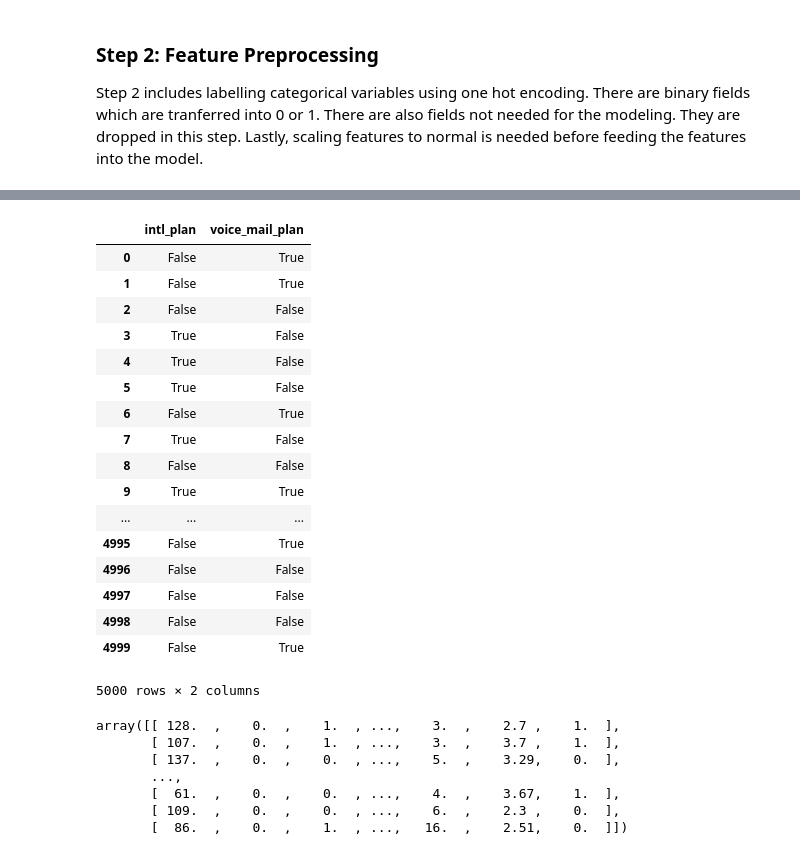
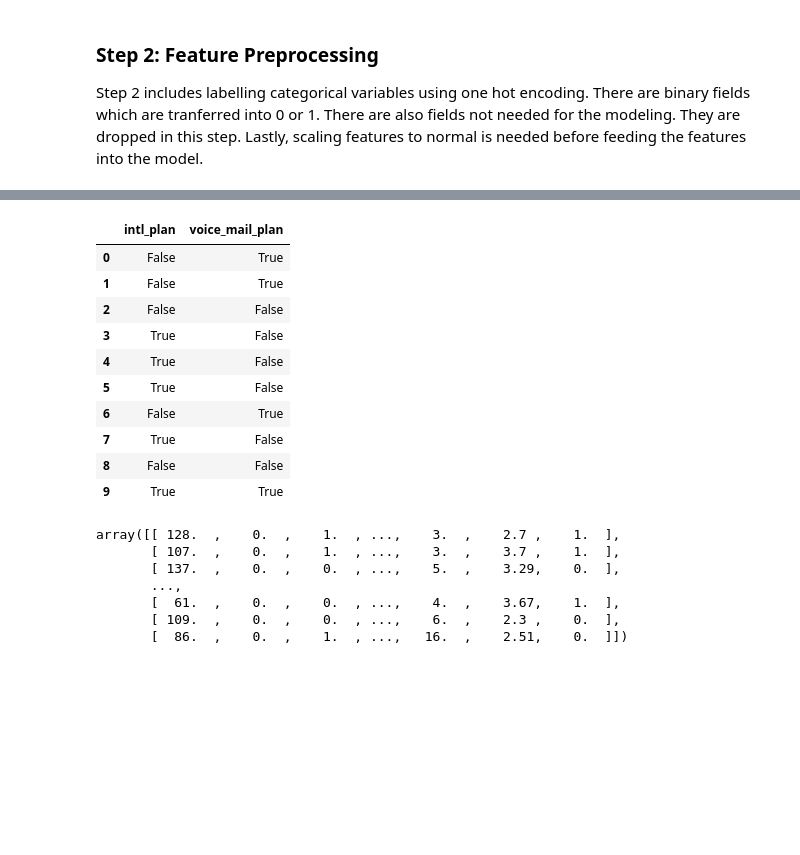
Before and after one commit to dianachenyu/data-512-a6, a Jupyter notebook: User Churn Prediction.ipynb, the cells around one changed output, grey strips where cells are left out. Drawn from its saved outputs; the diff is of its cells as text; code cells hidden in the pictures; blank space fills up the shorter version.

```diff
--- a/User Churn Prediction.ipynb
+++ b/User Churn Prediction.ipynb
@@ -128,26 +127,19 @@ yes_no_cols = ["intl_plan","voice_mail_plan"]
 churn_feat_space[yes_no_cols] = churn_feat_space[yes_no_cols] == 'yes'
 X = churn_feat_space.as_matrix().astype(np.float)
 # %%
-churn_feat_space[yes_no_cols]
+churn_feat_space[yes_no_cols] [0:10]
 # %% [output]
 |  | intl_plan | voice_mail_plan |
 | 0 | False | True |
 | 1 | False | True |
 | 2 | False | False |
 | 3 | True | False |
 | 4 | True | False |
 | 5 | True | False |
 | 6 | False | True |
 | 7 | True | False |
 | 8 | False | False |
 | 9 | True | True |
-| ... | ... | ... |
-| 4995 | False | True |
-| 4996 | False | False |
-| 4997 | False | False |
-| 4998 | False | False |
-| 4999 | False | True |
-5000 rows × 2 columns
 # %%
 X
 # %% [output]
```
Also changed, not shown: parts of 29 cells of this notebook.
